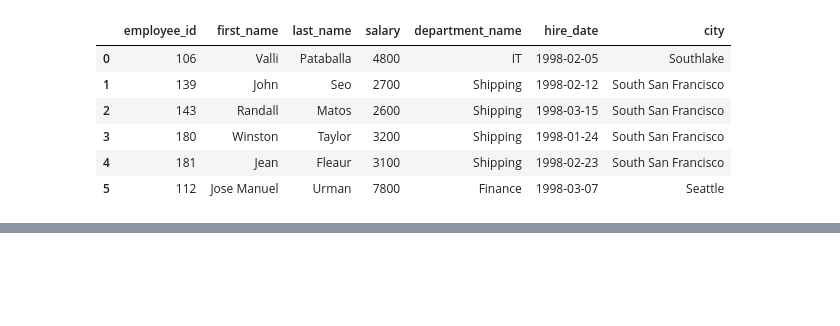
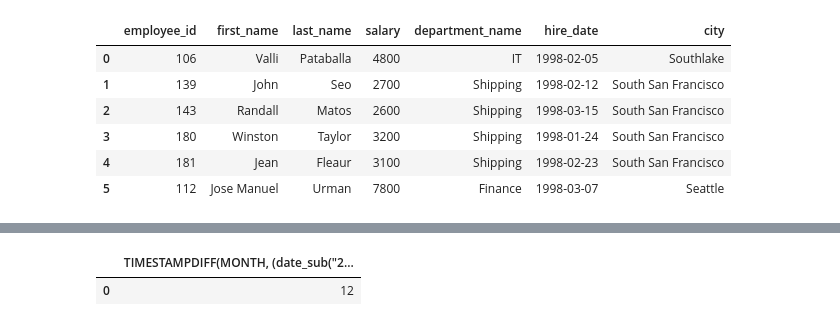
Before and after one commit to 28101991SUNNY/RDBMS-and-SQL-, a Jupyter notebook: 5_SQL_Date and Time Functions .ipynb, the cells around one changed output, grey strips where cells are left out. Drawn from its saved outputs; the diff is of its cells as text; code cells hidden in the pictures; blank space fills up the shorter version.

```diff
--- a/5_SQL_Date and Time Functions .ipynb
+++ b/5_SQL_Date and Time Functions .ipynb
@@ -599,0 +670,11 @@ date_add("1998-01-01",interval 3 month)
+# %%
+pd.read_sql_query("""
+
+SELECT
+TIMESTAMPDIFF(MONTH, (date_sub("2022-01-01", interval 12 month)), "2022-01-01")
+
+
+;
+
+""",conn)
+# %% [output]
@@ -599,0 +682,2 @@ date_add("1998-01-01",interval 3 month)
+|  | TIMESTAMPDIFF(MONTH, (date_sub("2... |
+| 0 | 12 |
```
Also changed, not shown: parts of 9 cells of this notebook.
